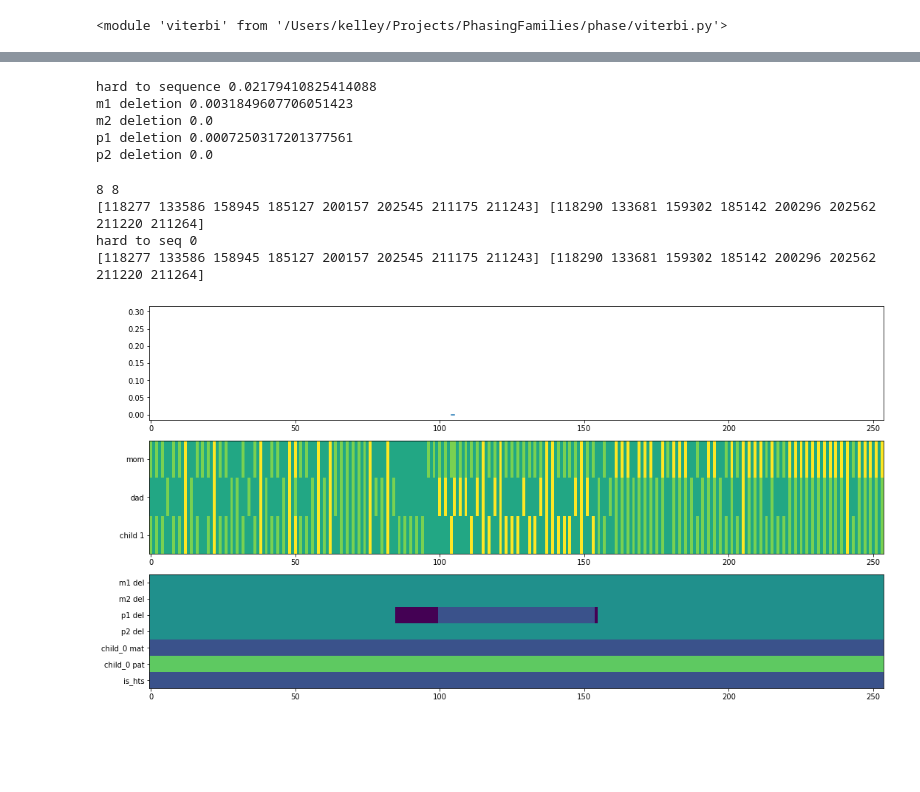
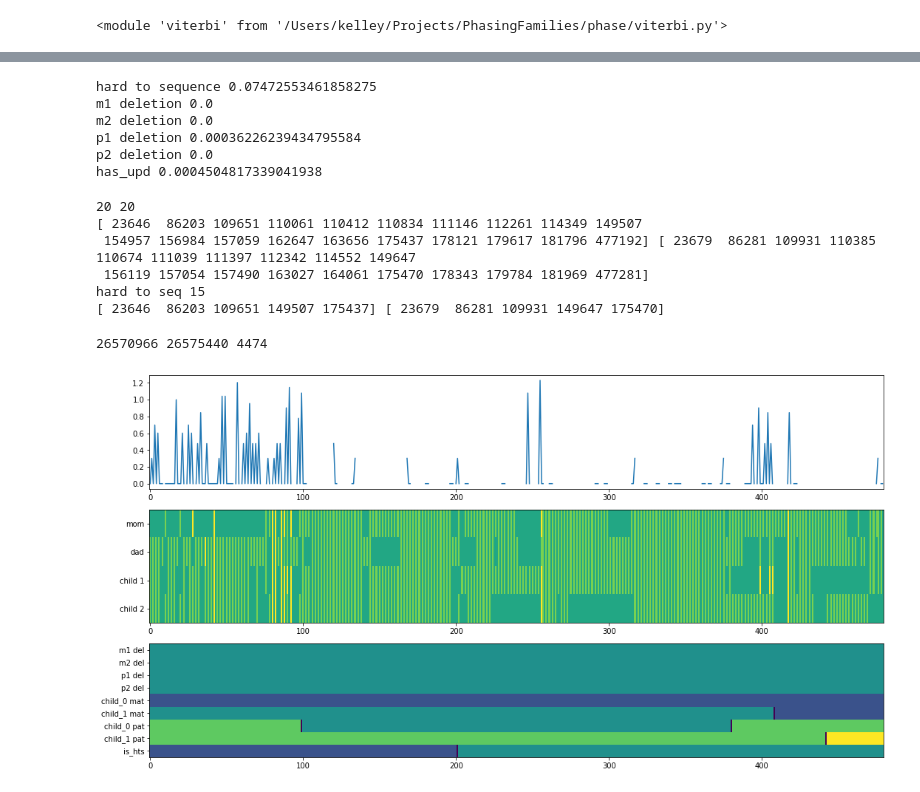
Before and after one commit to kpaskov/PhasingFamilies, a Jupyter notebook: phase/Untitled.ipynb, the cells around one changed output, grey strips where cells are left out. Saved outputs shown, nothing was run; the diff lists cells and outputs as text; code cells hidden in the pictures; blank space fills up the shorter version.

```diff
--- a/phase/Untitled.ipynb
+++ b/phase/Untitled.ipynb
@@ -143,8 +144,8 @@ import random
 #fkey = ('SF0000027.SP0000034.SP0000063', 'SP0000051', 'SP0000241')
 #inds = [k[1] for k in families_of_this_size if k[0]==fkey][0]
 
-family = random.choice([x for x in families])
-#family = [x for x in families if x.id=='AU0206.AU020603.AU020605'][0]
+#family = random.choice([x for x in families])
+family = [x for x in families if x.id=='11006'][0]
 m = len(family)
 print('family', family, m)
 # %% [output]
@@ -166,7 +167,7 @@ importlib.reload(transition_matrices)
 importlib.reload(inheritance_states)
 
 # create inheritance states
-states = inheritance_states.InheritanceStates(family, detect_deletions, detect_deletions, num_loss_regions)
+states = inheritance_states.InheritanceStates(family, detect_deletions, detect_deletions, detect_upd, num_loss_regions)
 
 # create transition matrix
 transitions = transition_matrices.TransitionMatrix(states, params)
@@ -360,12 +362,18 @@ m2_is_inherited = np.sum(final_states[np.arange(8, 4+(2*m), 2).tolist() + np.ara
 p1_is_inherited = np.sum(final_states[np.arange(8, 4+(2*m), 2).tolist() + np.arange(9, 4+(2*m), 2).tolist(), :]==2, axis=0)>0
 p2_is_inherited = np.sum(final_states[np.arange(8, 4+(2*m), 2).tolist() + np.arange(9, 4+(2*m), 2).tolist(), :]==3, axis=0)>0
 
+has_upd = np.any((final_states[np.arange(8, 4+(2*m), 2), :]==2) | \
+                 (final_states[np.arange(8, 4+(2*m), 2), :]==3) | \
+                 (final_states[np.arange(9, 4+(2*m), 2), :]==0) | \
+                 (final_states[np.arange(9, 4+(2*m), 2), :]==1), axis=0)
 print('hard to sequence', np.sum(mult_factor * is_hts)/np.sum(mult_factor))
 
 print('m1 deletion', np.sum(mult_factor * (has_m1_deletion & ~is_hts))/np.sum(mult_factor))
 print('m2 deletion', np.sum(mult_factor * (has_m2_deletion & ~is_hts))/np.sum(mult_factor))
 print('p1 deletion', np.sum(mult_factor * (has_p1_deletion & ~is_hts))/np.sum(mult_factor))
 print('p2 deletion', np.sum(mult_factor * (has_p2_deletion & ~is_hts))/np.sum(mult_factor))
+
+print('has_upd', np.sum(mult_factor * (has_upd & ~is_hts))/np.sum(mult_factor))
 
 #has_denovo = np.any(final_states[np.arange(4+(2*m), 4+(4*m)), :]==0, axis=0)
 #print('has de novo', np.sum(has_denovo))
@@ -378,13 +386,14 @@ print('p2 deletion', np.sum(mult_factor * (has_p2_deletion & ~is_hts))/np.sum(mu
 #    print('child%d mat upd' % (i+1), np.sum(mult_factor * (has_upd[4+2*i, :] & ~is_hts)))
 #    print('child%d pat upd' % (i+1), np.sum(mult_factor * (has_upd[5+2*i, :] & ~is_hts)))
 # %% [output]
-hard to sequence 0.02179410825414088
-m1 deletion 0.0031849607706051423
+hard to sequence 0.07472553461858275
+m1 deletion 0.0
 m2 deletion 0.0
-p1 deletion 0.0007250317201377561
+p1 deletion 0.00036226239434795584
 p2 deletion 0.0
+has_upd 0.0004504817339041938
 # %%
-event = has_m1_deletion
+event = has_upd
 #event = has_upd[6, :]
 del_start = np.where(~event[:-1] & event[1:])[0]+1
 del_end = np.where(event[:-1] & ~event[1:])[0]+1
@@ -404,28 +413,30 @@ print('hard to seq', np.sum(event_is_hts))
 #    event_is_inherited[i] = np.any(event_inherited[s:e])
 #print('not inherited', np.sum(~event_is_inherited))
 
-#del_start = np.array(del_start)[~event_is_hts & event_is_inherited]
-#del_end = np.array(del_end)[~event_is_hts & event_is_inherited]
+del_start = np.array(del_start)[~event_is_hts]
+del_end = np.array(del_end)[~event_is_hts]
 #print(len(del_start), len(del_end))
 
 print(del_start, del_end)
 # %% [output]
-8 8
-[118277 133586 158945 185127 200157 202545 211175 211243] [118290 133681 159302 185142 200296 202562 211220 211264]
-hard to seq 0
-[118277 133586 158945 185127 200157 202545 211175 211243] [118290 133681 159302 185142 200296 202562 211220 211264]
+20 20
+[ 23646  86203 109651 110061 110412 110834 111146 112261 114349 149507
+ 154957 156984 157059 162647 163656 175437 178121 179617 181796 477192] [ 23679  86281 109931 110385 110674 111039 111397 112342 114552 149647
+ 156119 157054 157490 163027 164061 175470 178343 179784 181969 477281]
+hard to seq 15
+[ 23646  86203 109651 149507 175437] [ 23679  86281 109931 149647 175470]
 # %%
-#dstart, dend = random.choice(list(zip(del_start, del_end)))
-#print(family_snp_positions[dstart, 0], family_snp_positions[dend, 1], family_snp_positions[dend, 1]-family_snp_positions[dstart, 0])
-#start, end = max(0, dstart-1000), min(dend+1000, family_genotypes.shape[1])
+dstart, dend = random.choice(list(zip(del_start, del_end)))
+print(family_snp_positions[dstart, 0], family_snp_positions[dend, 1], family_snp_positions[dend, 1]-family_snp_positions[dstart, 0])
+start, end = max(0, dstart-100), min(dend+100, family_genotypes.shape[1])
 
 #print(final_states[:, start])
 #print(dstart, dend)
 #print(family_snp_positions[dstart, :], family_snp_positions[dend, :])
 
-start, end =  35662174, 35665664
-start, end = np.where(family_snp_positions[:, 0]>=start)[0][0], np.where(family_snp_positions[:, 0]<=end)[0][-1]
-start, end = max(0, start-100), min(end+100, family_genotypes.shape[1])
+#start, end =  35662174, 35665664
+#start, end = np.where(family_snp_positions[:, 0]>=start)[0][0], np.where(family_snp_positions[:, 0]<=end)[0][-1]
+#start, end = max(0, start-100), min(end+100, family_genotypes.shape[1])
 
 state_indices_of_interest = []
 
@@ -449,34 +460,35 @@ plt.imshow(final_states[[0, 1, 2, 3] + \
 plt.yticks(np.arange(1+2*m),
            ['m1 del', 'm2 del', 'p1 del', 'p2 del'] + ['child_%d mat' % i for i in range(m-2)] + ['child_%d pat' % i for i in range(m-2)] + ['is_hts'])
 
 #ax = plt.subplot(4, 1, 4)
 #plt.imshow(final_states[np.arange(4+(2*m), 4+(4*m)).tolist(), start:end], aspect='auto', vmin=-1, vmax=3)
 
 #plt.subplot(4, 1, 4, sharex=ax)
 #plt.imshow(final_states[np.arange(16, 20).tolist(), start:end],
 #           aspect='auto', vmin=-1, vmax=3)
 #plt.yticks(np.arange(4),
 #           ['child1 mat', 'child1 pat', 'child2 mat', 'child2 pat'])
 
 #plt.subplot(4, 1, 4, sharex=ax)
 #plt.plot([loss(tuple(family_genotypes[:, j]))[states.index(tuple(np.clip(final_states[:, j], 0, None)))] for j in range(start, end)], alpha=0.5)
 
 #plt.subplot(5, 1, 5, sharex=ax)
 #plt.plot([loss(tuple(family_genotypes[:, j]))[states.index(tuple(np.clip(final_states[:, j], 0, None)))] for j in range(start, end)], alpha=0.5)
 #plt.plot([loss(tuple(family_genotypes[:, j]))[states.index(tuple(np.hstack((np.clip(final_states[:2*m, j], 0, None), [0,]*(2*(m-2)), [np.clip(final_states[-1, j], 0, None)]))))] for j in range(start, end)], alpha=0.5)
 #plt.plot([loss(tuple(family_genotypes[:, j]))[states.index(tuple(np.hstack(([1,]*4, np.clip(final_states[4:, j], 0, None)))))] for j in range(start, end)], alpha=0.5)
 #plt.plot([loss(tuple(family_genotypes[:, j]))[states.index((1, 1, 1, 1, 0, 0, 0, 1, 0, 0, 0, 0, 0))] for j in range(start, end)], alpha=0.5)
 #plt.plot(np.cumsum([loss(tuple(family_genotypes[:, j]))[states.index((1, 1, 1, 1, 0, 0, 0, 0, 0, 1, 0, 0, 0, 0, 0, 0, 0))] for j in range(start, end)]), alpha=0.5)
 #plt.plot(np.cumsum([loss(tuple(family_genotypes[:, j]))[states.index((1, 1, 1, 1, 0, 0, 0, 1, 0, 0, 0, 1, 0))] for j in range(start, end)]), alpha=0.5)
 #plt.plot([loss(tuple(family_genotypes[:, j]))[states.index((1, 1, 0, 1, 0, 0, 0, 0, 1, 1, 0))] for j in range(start, end+1)], alpha=0.5)
 #plt.plot([loss(tuple(family_genotypes[:, j]))[states.index((0, 0, 0, 0, 0, 0, 0, 0, 1, 1, 0))] for j in range(start, end+1)], alpha=0.5)
 
 
 
 plt.tight_layout()
 plt.show()
 # %% [output]
+26570966 26575440 4474
-[figure, old version]
+[figure, new version]
 # %%
 g = family_genotypes[:, start:end]
 mf = mult_factor[start:end]
```
Also changed, not shown: parts of 14 cells of this notebook, 6 other files.
